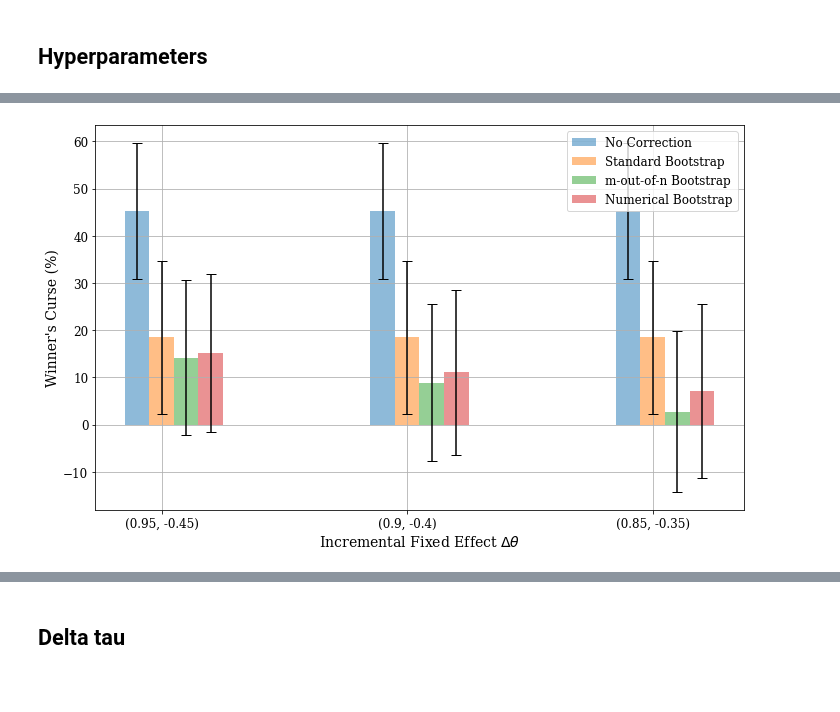
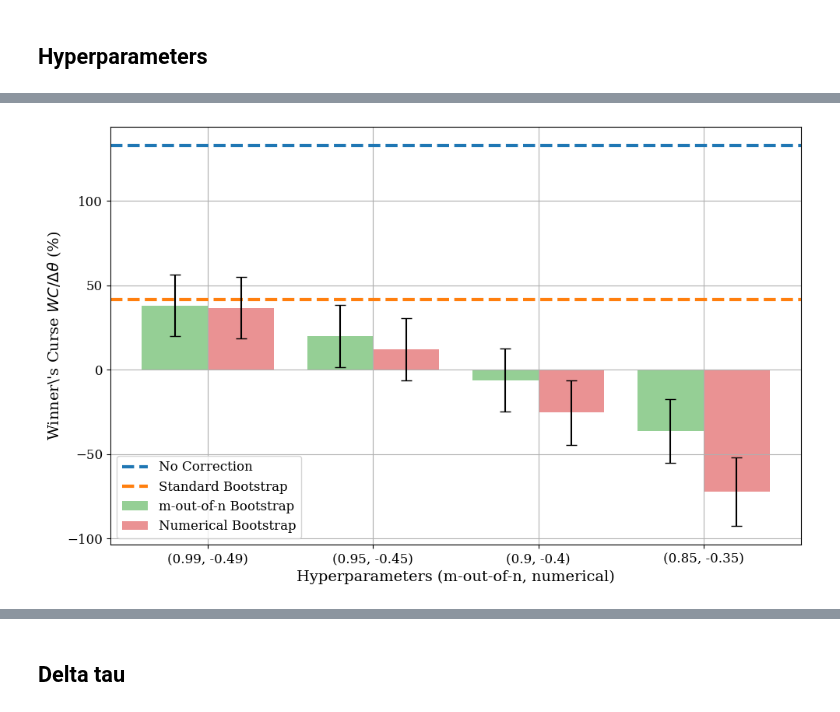
Before and after one commit to iamsikun/winners-curse, a Jupyter notebook: notebooks/structural.ipynb, the cells around one changed output, grey strips where cells are left out. Saved outputs shown, nothing was run; the diff lists cells and outputs as text; code cells hidden in the pictures; blank space fills up the shorter version.

```diff
--- a/notebooks/structural.ipynb
+++ b/notebooks/structural.ipynb
@@ -570,7 +570,7 @@ Random Guessing & -0.4550 \\
 ## Hyperparameters
 # %%
 dgp_params = {
-    'prod_fe_vars': [PointMass(-0.05 + i * 0.05) for i in range(10)],
+    'prod_fe_vars': [PointMass(-0.05 + i * 0.01) for i in range(10)],
     'dgp_seed': 0
 }
 
@@ -582,29 +582,29 @@ optimization_params = {
     }
 }
 
-data_params = {'sample_size': 100}
+data_params = {'sample_size': 500}
 
 experiment_params = {'n_repeats': 500}
 
 estimators_dict = {
     'standard_bootstrap': {
         'estimator': bootstrap_correction_estimate,
-        'params': {'n_bootstraps': 100, 'bootstrap_method': 'standard', 'n_jobs': 1},
+        'params': {'n_bootstraps': 500, 'bootstrap_method': 'standard', 'n_jobs': 1},
         'display_name': 'Standard Bootstrap',
     },
     'm_out_of_n_bootstrap': {
         'estimator': bootstrap_correction_estimate,
-        'params': {'n_bootstraps': 100, 'power': np.nan, 'bootstrap_method': 'm_out_of_n', 'n_jobs': 1},
+        'params': {'n_bootstraps': 500, 'power': np.nan, 'bootstrap_method': 'm_out_of_n', 'n_jobs': 1},
         'display_name': 'm-out-of-n Bootstrap',
     },
     'numerical_bootstrap': {
         'estimator': bootstrap_correction_estimate,
-        'params': {'n_bootstraps': 100, 'power': np.nan, 'bootstrap_method': 'numerical', 'n_jobs': 1},
+        'params': {'n_bootstraps': 500, 'power': np.nan, 'bootstrap_method': 'numerical', 'n_jobs': 1},
         'display_name': 'Numerical Bootstrap',
     },
 }
 
-hyperparams_list = [(0.95, -0.45), (0.90, -0.40), (0.85, -0.35)]
+hyperparams_list = [(0.99, -0.49), (0.95, -0.45), (0.90, -0.40), (0.85, -0.35)]
 # %%
 hyperparams_result_dict = {param: None for param in hyperparams_list}
 
@@ -721,37 +724,49 @@ fig, ax = plt.subplots(1, 1, figsize=(10, 6.18))
 
 n_estimators = len(estimators_dict.keys())
 bar_positions = np.arange(len(hyperparams_list))
-bar_width = 0.1 * n_estimators
+bar_width = 0.4
+
+# plot no correction as horizontal line
+default_hyperparams = (0.95, -0.45)
+nc_mean = 100 / delta_tau * result_dict[default_hyperparams][f'{optimizer_key}_nc_wc_avg']
+nc_se = 100 / delta_tau * result_dict[default_hyperparams][f'{optimizer_key}_nc_wc_se']
+ax.axhline(nc_mean, color='C0', linestyle='--', label='No Correction', linewidth=3)
+
+standard_bootstrap_mean = 100 / delta_tau * result_dict[default_hyperparams][f'{optimizer_key}_standard_bootstrap_wc_avg']
+standard_bootstrap_se = 100 / delta_tau * result_dict[default_hyperparams][f'{optimizer_key}_standard_bootstrap_wc_se']
+ax.axhline(standard_bootstrap_mean, color='C1', linestyle='--', label='Standard Bootstrap', linewidth=3)
 
 
 # plot the bars
-for idx, estimator in enumerate(estimator_names):
+for idx, estimator in enumerate(['m-out-of-n Bootstrap', 'Numerical Bootstrap']):
 
     bar_values = [data[dt][estimator]['Mean'] for dt in hyperparams_list]
     bar_errors = [1.96 * data[dt][estimator]['S.E.'] for dt in hyperparams_list]
 
     ax.bar(
-        bar_positions - bar_width / 2 + idx * bar_width / n_estimators + bar_width / 2 / n_estimators,
+        bar_positions - bar_width / 2 + idx * bar_width,
         bar_values, yerr=bar_errors, capsize=5,
-        label=estimator, alpha=0.5, width=bar_width / n_estimators
+        label=estimator, alpha=0.5, width=bar_width,
+        color=f'C{idx + 2}'
     )
 
-ax.set_xlabel(r'Incremental Fixed Effect $\Delta\theta$', fontsize=axis_label_size)
-ax.set_ylabel('Winner\'s Curse (%)', fontsize=axis_label_size)
+ax.set_xlabel('Hyperparameters (m-out-of-n, numerical)', fontsize=axis_label_size)
+ax.set_ylabel(r'Winner\'s Curse $WC / \Delta\theta$ (%)', fontsize=axis_label_size)
 ax.set_xticks(
     np.arange(len(hyperparams_list)), labels=hyperparams_list,
 )
 ax.tick_params(axis='both', labelsize=tick_label_size)
 ax.legend(fontsize=legend_label_size)
 ax.grid()
 plt.tight_layout()
+plt.savefig('figures/mnl_assort_hyperparams.jpg')
 plt.show()
 
 # delete all variables in this cell
 del data, estimator_names, df_data, estimator, idx, bar_positions, bar_width, bar_values, bar_errors, n_estimators, optimizer_key
 del result_dict
 
 # Display the DataFrame
 wc_stats_df.round(2)
 # %% [output]
-[figure, old version]
+[figure, new version]
```
Also changed, not shown: parts of 10 cells of this notebook, 6 other files.
